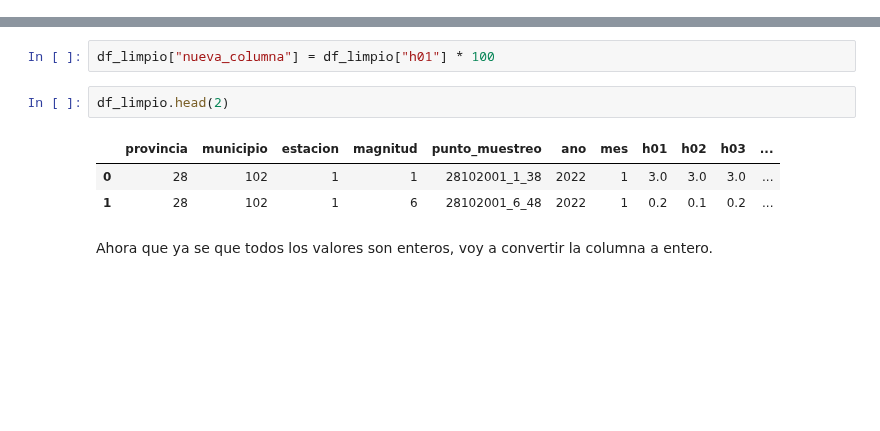
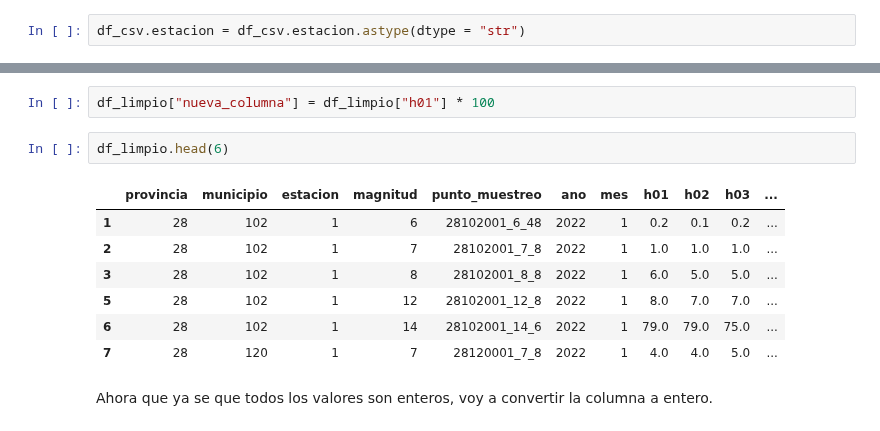
Before and after one commit to Ironhack-Part-Time-Enero2022/apuntes-clases, a Jupyter notebook: semana-4/4.1-Intro_Pandas.ipynb, the cells around one changed output, grey strips where cells are left out. Saved outputs shown, nothing was run; the diff lists cells and outputs as text; blank space fills up the shorter version.

```diff
--- a/semana-4/4.1-Intro_Pandas.ipynb
+++ b/semana-4/4.1-Intro_Pandas.ipynb
@@ -466,4 +431,6 @@ v24                object
 dtype: object
 # %% [markdown]
 - `astype`: convierte el tipo de una columna al especificado.
+# %%
+df_csv.estacion = df_csv.estacion.astype(dtype = "str")
 # %%
@@ -816,11 +771,15 @@ Imaginamemos que queremos crear una columna nueva donde queremos multiplicar el
 # %%
 df_limpio["nueva_columna"] = df_limpio["h01"] * 100
 # %%
-df_limpio.head(2)
+df_limpio.head(6)
 # %% [output]
 |  | provincia | municipio | estacion | magnitud | punto_muestreo | ano | mes | h01 | h02 | h03 | ... |
-| 0 | 28 | 102 | 1 | 1 | 28102001_1_38 | 2022 | 1 | 3.0 | 3.0 | 3.0 | ... |
 | 1 | 28 | 102 | 1 | 6 | 28102001_6_48 | 2022 | 1 | 0.2 | 0.1 | 0.2 | ... |
+| 2 | 28 | 102 | 1 | 7 | 28102001_7_8 | 2022 | 1 | 1.0 | 1.0 | 1.0 | ... |
+| 3 | 28 | 102 | 1 | 8 | 28102001_8_8 | 2022 | 1 | 6.0 | 5.0 | 5.0 | ... |
+| 5 | 28 | 102 | 1 | 12 | 28102001_12_8 | 2022 | 1 | 8.0 | 7.0 | 7.0 | ... |
+| 6 | 28 | 102 | 1 | 14 | 28102001_14_6 | 2022 | 1 | 79.0 | 79.0 | 75.0 | ... |
+| 7 | 28 | 120 | 1 | 7 | 28120001_7_8 | 2022 | 1 | 4.0 | 4.0 | 5.0 | ... |
 # %% [markdown]
 Ahora que ya se que todos los valores son enteros, voy a convertir la columna a entero.
 # %%
```
Also changed, not shown: parts of 79 cells of this notebook.
